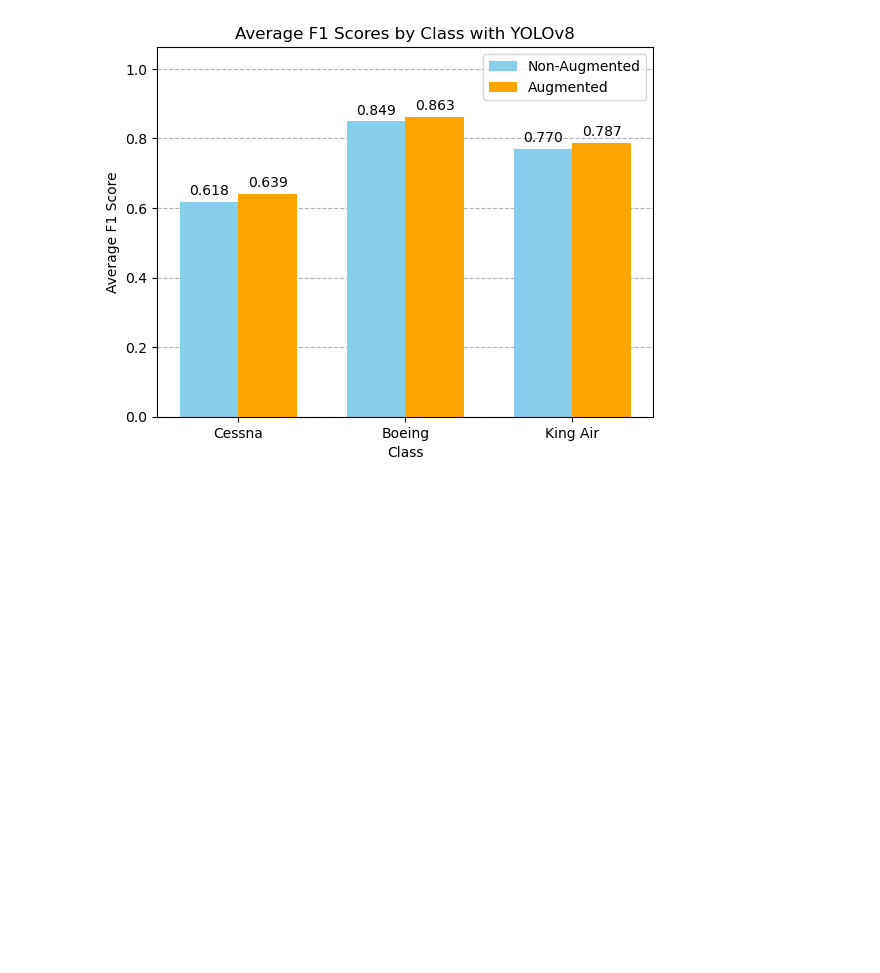
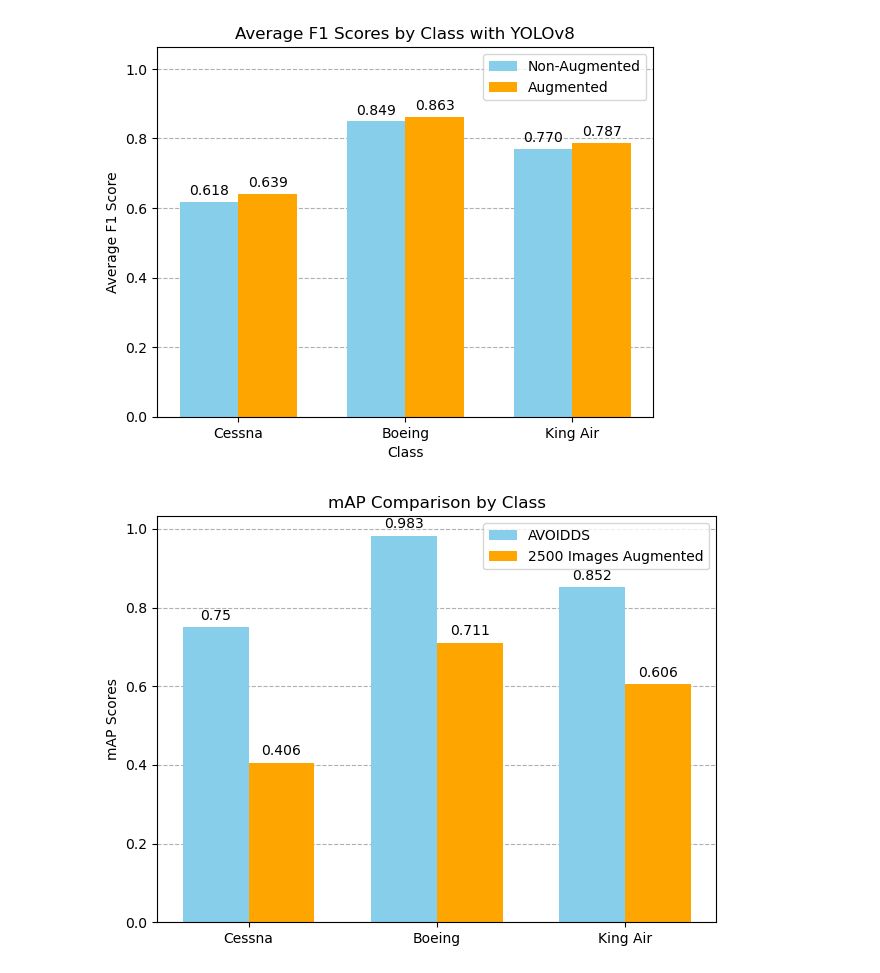
Before and after one commit to tee1g21/Intruder-Aircraft-Detection, a Jupyter notebook: data_manipulation/data_manipulation.ipynb, the cells around one changed output. Saved outputs shown, nothing was run; the diff lists cells and outputs as text; code cells hidden in the pictures; blank space fills up the shorter version.

Commit message:
Data Manipulation

```diff
--- a/data_manipulation/data_manipulation.ipynb
+++ b/data_manipulation/data_manipulation.ipynb
@@ -261,3 +261,39 @@ plt.savefig(f'../results/general_figures/avg_f1_scores_per_class_2500.png')
 plt.show()
 # %% [output]
 [figure]
+# %%
+import matplotlib.pyplot as plt
+import numpy as np
+
+# Data
+classes = ['Cessna', 'Boeing', 'King Air']
+avoidds_map = [0.750, 0.983, 0.852]
+augmented_map = [0.406, 0.711, 0.606]
+
+x = np.arange(len(classes))  # the label locations
+width = 0.35  # the width of the bars
+
+fig, ax = plt.subplots()
+rects1 = ax.bar(x - width/2, avoidds_map, width, label='AVOIDDS', color='skyblue')
+rects2 = ax.bar(x + width/2, augmented_map, width, label='2500 Images Augmented', color='orange')
+
+# Add some text for labels, title and custom x-axis tick labels, etc.
+ax.set_ylabel('mAP Scores')
+ax.set_title('mAP Comparison by Class')
+ax.set_xticks(x)
+ax.set_xticklabels(classes)
+ax.legend()
+
+ax.bar_label(rects1, padding=3)
+ax.bar_label(rects2, padding=3)
+
+ax.set_axisbelow(True)
+ax.yaxis.grid(True, linestyle='--')
+
+# Adjust y-axis limit to include padding above the tallest bar
+
+fig.tight_layout()
+plt.savefig('../results/general_figures/mAP_comparison_by_class.png')
+plt.show()
+# %% [output]
+[figure, added]
```
Also changed, not shown: 1 other file.
